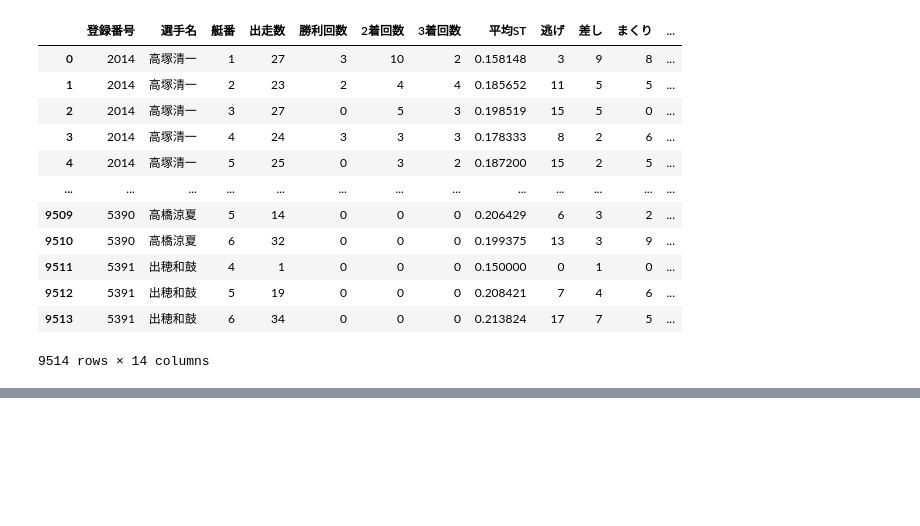
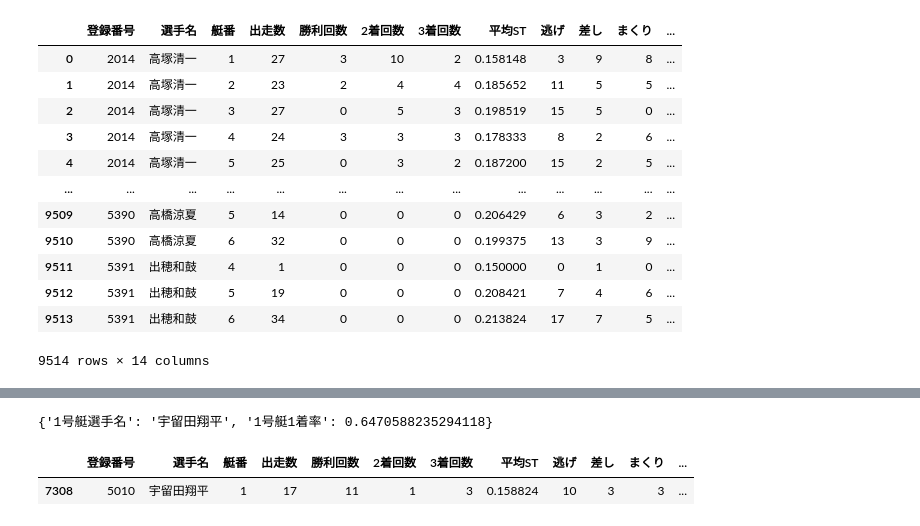
Before and after one commit to ru0108kf/boatrace-ai, a Jupyter notebook: scripts/boatrace_test.ipynb, the cells around one changed output, grey strips where cells are left out. Saved outputs shown, nothing was run; the diff lists cells and outputs as text; code cells hidden in the pictures; blank space fills up the shorter version.

```diff
--- a/scripts/boatrace_test.ipynb
+++ b/scripts/boatrace_test.ipynb
@@ -934,0 +1062,27 @@ result
+# %%
+import pandas as pd
+df = pd.read_csv("C:\\Users\\msy-t\\boatrace-ai\\data\\agg_results\\全国_result.csv", encoding="shift_jis")
+boat_number_1 = 5010  # 1号艇の登録番号
+boat_number_2 = 3489  # 2号艇の登録番号
+# 1号艇のデータ
+one_df = df[(df["登録番号"] == boat_number_1) & (df["艇番"] == 1)]
+one_name = one_df["選手名"].iloc[0] if not one_df.empty else "Unknown"  # 選手名
+# 1号艇の1着率
+one_rate = one_df["勝利回数"].iloc[0] / one_df["出走数"].iloc[0]
+
+
+# 2号艇のデータ
+two_df = df[(df["登録番号"] == boat_number_2) & (df["艇番"] == 2)]
+two_name = two_df["選手名"].iloc[0] if not one_df.empty else "Unknown"  # 選手名
+two_df
+
+outputs={
+    "1号艇選手名": one_name,
+    "1号艇1着率": one_rate,
+    }
+print(outputs)
+one_df
+# %% [output]
+{'1号艇選手名': '宇留田翔平', '1号艇1着率': 0.6470588235294118}
+|  | 登録番号 | 選手名 | 艇番 | 出走数 | 勝利回数 | 2着回数 | 3着回数 | 平均ST | 逃げ | 差し | まくり | ... |
+| 7308 | 5010 | 宇留田翔平 | 1 | 17 | 11 | 1 | 3 | 0.158824 | 10 | 3 | 3 | ... |
```
Also changed, not shown: parts of 13 cells of this notebook, 11 other files.
